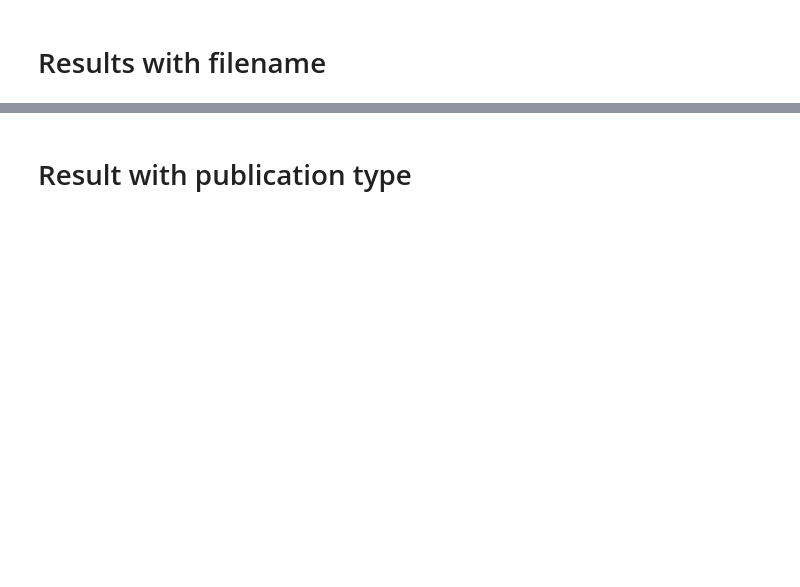
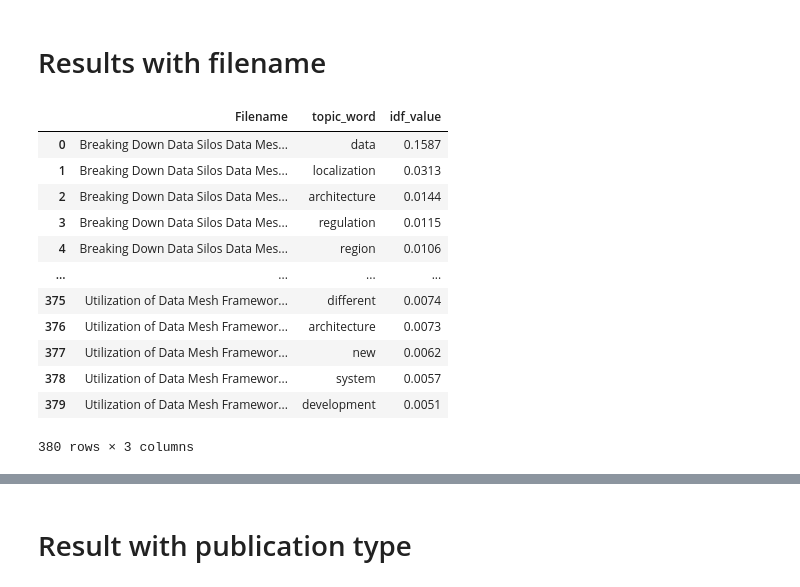
Before and after one commit to clumsyspeedboat/data_mesh_topics_and_sentiment, a Jupyter notebook: 03_Topic_modeling_lda.ipynb, the cells around one changed output, grey strips where cells are left out. Saved outputs shown, nothing was run; the diff lists cells and outputs as text; code cells hidden in the pictures; blank space fills up the shorter version.

```diff
--- a/03_Topic_modeling_lda.ipynb
+++ b/03_Topic_modeling_lda.ipynb
@@ -16,4 +20,4 @@ C:\Users\sitas\AppData\Local\Programs\Python\Python310\lib\site-packages\numpy\.
   warnings.warn("loaded more than 1 DLL from .libs:"
 # %%
 df = pd.read_csv('Data_mesh_publications_cleaned.csv')
-df
+df_sample = df. copy()
@@ -87,0 +111,4 @@ df['topic'], df['topic_words'] = zip(*df.apply(lambda row: extract_topics(row['C
+# %%
+
+topics_df = find_topic_words(df)
+print(topics_df)
@@ -88,2 +133,2 @@ df['topic'], df['topic_words'] = zip(*df.apply(lambda row: extract_topics(row['C
 # %%
-df
+merged_df = pd.concat([df_sample, topics_df], axis=1)
@@ -110,19 +137,33 @@ df
 # %%
 result_data = []
 
 # Iterate through each row in the original DataFrame
-for _, row in df.iterrows():
+for _, row in merged_df.iterrows():
     Filename = row['Filename']
-    topic_words = row['topic_words']
+    topic_words = row['Word_Probabilities']
 
     # Iterate through each tuple in the list of topic_words
     for word, idf_value in topic_words:
         result_data.append({'Filename': Filename, 'topic_word': word, 'idf_value': idf_value})
 
 # Create the result DataFrame from the list
 result_df = pd.DataFrame(result_data, columns=['Filename', 'topic_word', 'idf_value'])
 
 # Print the result DataFrame
 result_df
+# %% [output]
+|  | Filename | topic_word | idf_value |
+| 0 | Breaking Down Data Silos Data Mes... | data | 0.1587 |
+| 1 | Breaking Down Data Silos Data Mes... | localization | 0.0313 |
+| 2 | Breaking Down Data Silos Data Mes... | architecture | 0.0144 |
+| 3 | Breaking Down Data Silos Data Mes... | regulation | 0.0115 |
+| 4 | Breaking Down Data Silos Data Mes... | region | 0.0106 |
+| ... | ... | ... | ... |
+| 375 | Utilization of Data Mesh Framewor... | different | 0.0074 |
+| 376 | Utilization of Data Mesh Framewor... | architecture | 0.0073 |
+| 377 | Utilization of Data Mesh Framewor... | new | 0.0062 |
+| 378 | Utilization of Data Mesh Framewor... | system | 0.0057 |
+| 379 | Utilization of Data Mesh Framewor... | development | 0.0051 |
+380 rows × 3 columns
 # %%
 # Select the top terms for each PDF
```
Also changed, not shown: parts of 23 cells of this notebook.
